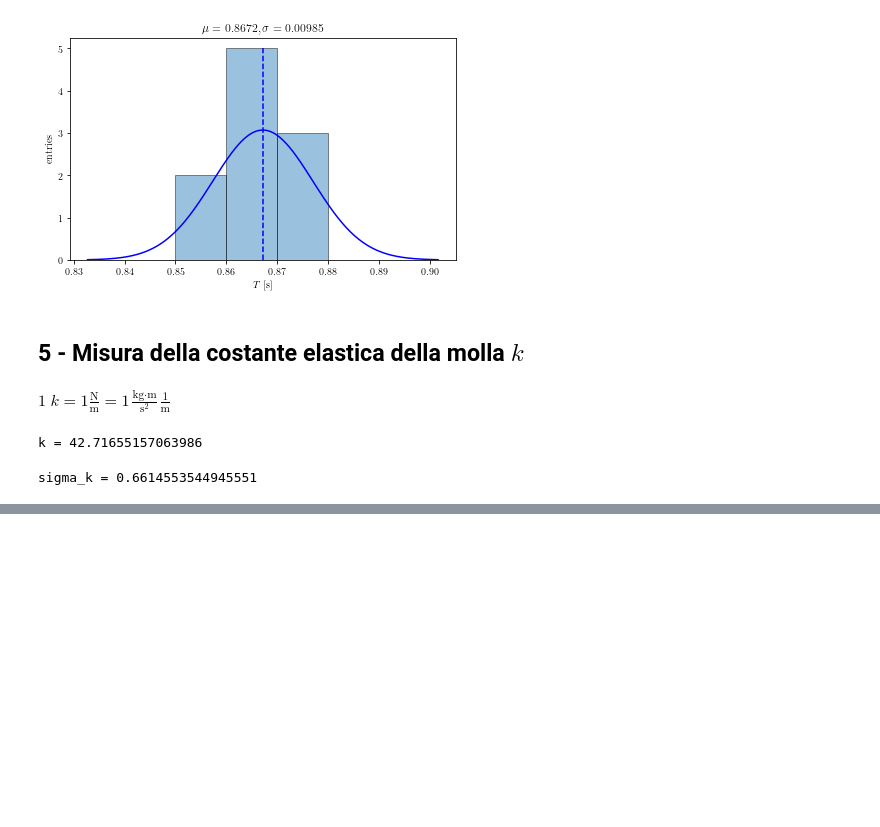
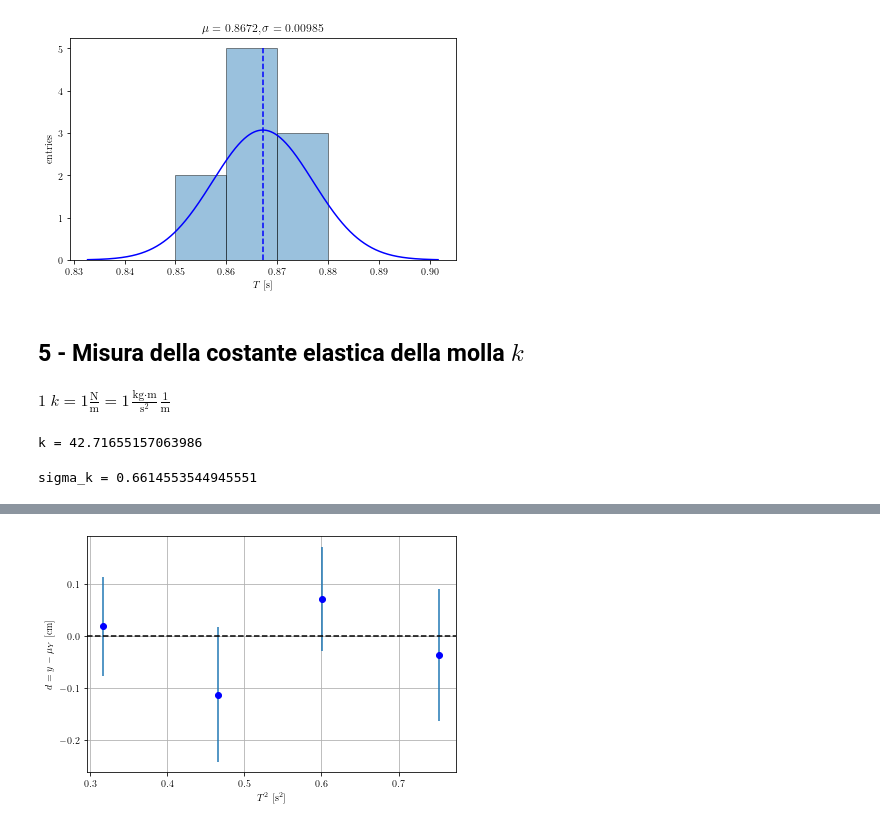
Before and after one commit to giuuliorusso/labcalc, a Jupyter notebook: LabMecc/PPI1-Molla/PPI1-Molla.ipynb, the cells around one changed output, grey strips where cells are left out. Saved outputs shown, nothing was run; the diff lists cells and outputs as text; code cells hidden in the pictures; blank space fills up the shorter version.

```diff
--- a/LabMecc/PPI1-Molla/PPI1-Molla.ipynb
+++ b/LabMecc/PPI1-Molla/PPI1-Molla.ipynb
@@ -268,0 +341,12 @@ sigma_k = 0.6614553544945551
+# %%
+# Residui
+
+plot_residuals(
+    x, y, sigma_y,
+    xlabel="$T^2$ [s$^2$]",
+    yunit="[cm]"
+)
+
+plt.savefig("Images/Residui.pdf")
+# %% [output]
+[figure, added]
```
Also changed, not shown: parts of 13 cells of this notebook, 5 other files.
